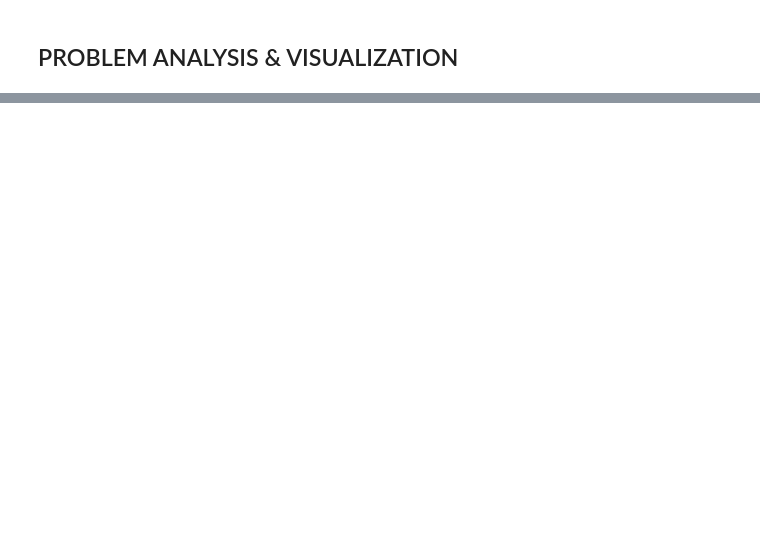
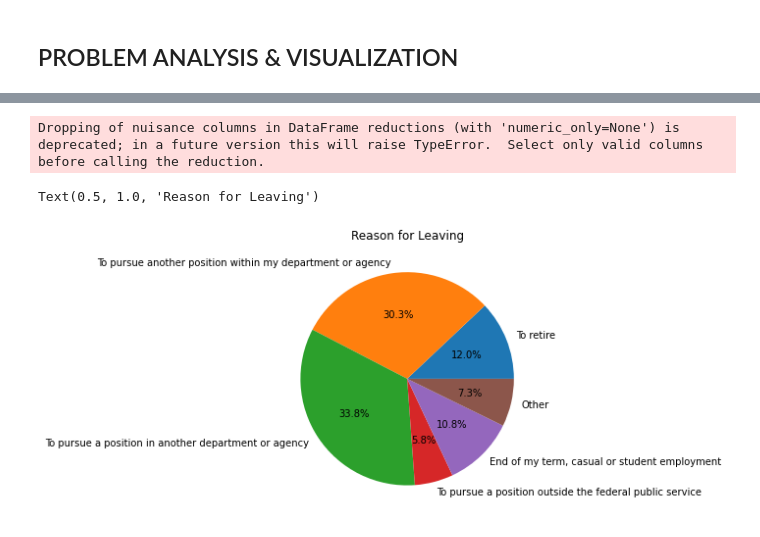
Before and after one commit to Sunnyc317/CanDev-equity_groups_talent_mobilization-, a Jupyter notebook: final_submission.ipynb, the cells around one changed output, grey strips where cells are left out. Cells and saved outputs as stored; diff of their text form; code cells hidden in the pictures; blank space fills up the shorter version.

```diff
--- a/final_submission.ipynb
+++ b/final_submission.ipynb
@@ -166,0 +473,8 @@ array(['Male gender', 'Female gender'], dtype=object)
+# %%
+df_tree_map = df_emp_survey.query("QUESTION == 'Q54' and SELECTED=='selected'").groupby(['GENERAL_DEMO_GROUP','DESCRIP_E'])[['ANSWER1','ANSWER2', 'ANSWER3', 'ANSWER4', 'ANSWER5', 'ANSWER6']].mean().reset_index()
+df_tree_map.rename(columns={'ANSWER1':'To retire', 'ANSWER2':'To pursue another position within my department or agency',
+                            'ANSWER3':'To pursue a position in another department or agency',
+                            'ANSWER4':'To pursue a position outside the federal public service',
+                            'ANSWER5':'End of my term, casual or student employment',
+                            'ANSWER6':'Other'}, inplace=True)
+df_tree_map.head()
@@ -166,0 +488,11 @@ array(['Male gender', 'Female gender'], dtype=object)
+# %%
+leave_choices = df_tree_map.mean().to_dict()
+choices = leave_choices.keys()
+pct = leave_choices.values()
+plt.figure(figsize=(5,5))
+plt.pie(pct, labels = choices, autopct='%1.1f%%')
+plt.title('Reason for Leaving')
+# %% [output]
+Dropping of nuisance columns in DataFrame reductions (with 'numeric_only=None') is deprecated; in a future version this will raise TypeError.  Select only valid columns before calling the reduction.
+Text(0.5, 1.0, 'Reason for Leaving')
+[figure, added]
```
Also changed, not shown: parts of 81 cells of this notebook.
